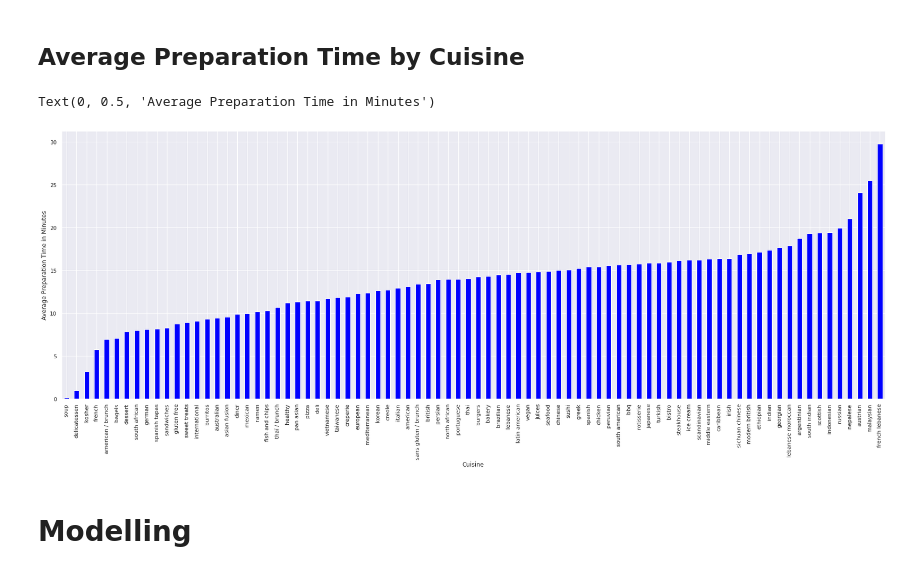
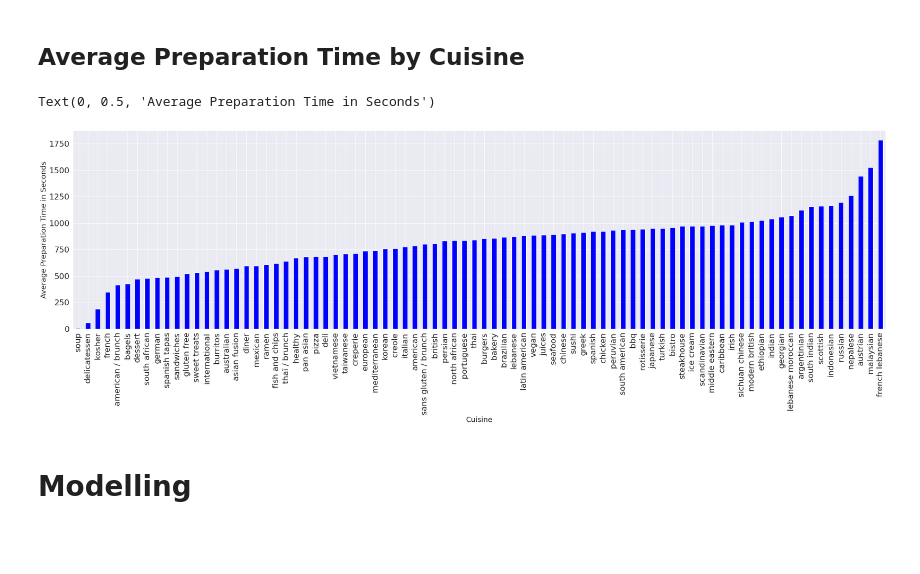
Before and after one commit to mohamad-selman/Meal-Prep-Time, a Jupyter notebook: Meal_Prep_Time.ipynb, the cells around one changed output. Cells and saved outputs as stored; diff of their text form; code cells hidden in the pictures; blank space fills up the shorter version.

Commit message:
Rewrote plotting commands

```diff
--- a/Meal_Prep_Time.ipynb
+++ b/Meal_Prep_Time.ipynb
@@ -160,12 +151,12 @@ Observation : most of orders are in UK
 # %% [markdown]
 ## Number of Orders by Cuisine
 # %%
-plt.figure(figsize=(20,10))
-sns.set(font_scale=1)
+df.groupby([df.type_of_food])\
+  .order_acknowledged_at.count()\
+  .sort_values()\
+  .plot(kind='bar', color='blue', figsize=(20, 10))
 
-df.groupby('type_of_food').count()['order_acknowledged_at'].sort_values().plot(kind='bar', color='blue')
-
-plt.xlabel('Cuisine')
-plt.ylabel('Number of Orders')
+plt.xlabel('Cuisine', fontsize=20)
+plt.ylabel('Number of Orders', fontsize=20)
 # %% [output]
 Text(0, 0.5, 'Number of Orders')
@@ -223,18 +209,16 @@ plt.xticks(rotation=45, ha='right')
 # %% [markdown]
 ## Average Preparation Time by Cuisine
 # %%
-plt.figure(figsize=(30,10))
-sns.set(font_scale=1)
+df.groupby([df.type_of_food])\
+  .prep_time_seconds.mean()\
+  .sort_values()\
+  .plot(kind='bar', color='blue', figsize=(40, 10))
 
-average_prep_time = pd.DataFrame(df.groupby('type_of_food').mean()['prep_time_seconds']).sort_values(by='prep_time_seconds')
-average_prep_time['prep_time_min'] = average_prep_time['prep_time_seconds'] / 60
-average_prep_time['prep_time_min'].plot(kind='bar', color='blue')
-
-plt.xlabel('Cuisine')
-plt.ylabel('Average Preparation Time in Minutes')
+plt.xlabel('Cuisine', fontsize=20)
+plt.ylabel('Average Preparation Time in Seconds', fontsize=20)
 # %% [output]
-Text(0, 0.5, 'Average Preparation Time in Minutes')
+Text(0, 0.5, 'Average Preparation Time in Seconds')
-[figure, old version]
+[figure, new version]
 # %% [markdown]
 # Modelling
 # %% [markdown]
```
Also changed, not shown: parts of 9 cells of this notebook.
